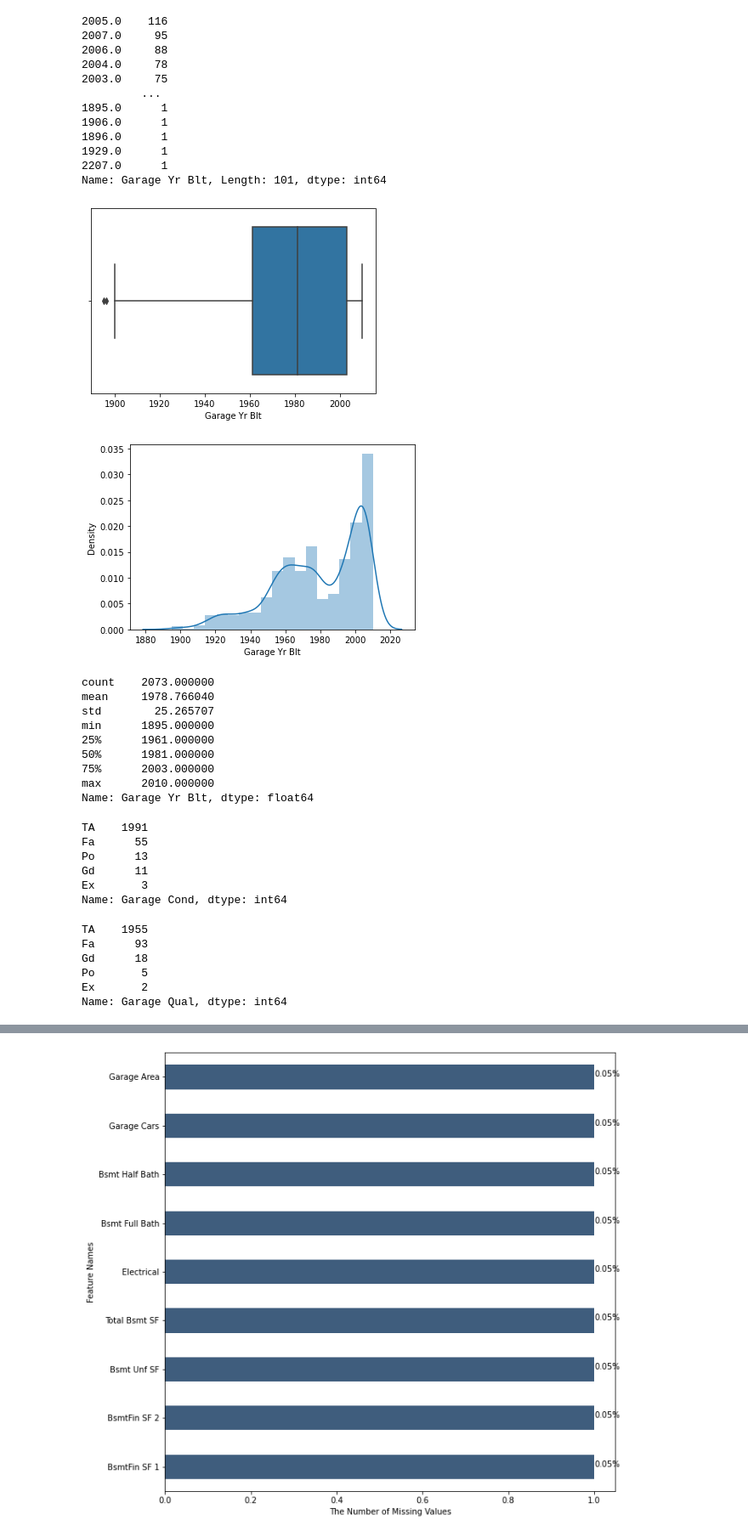
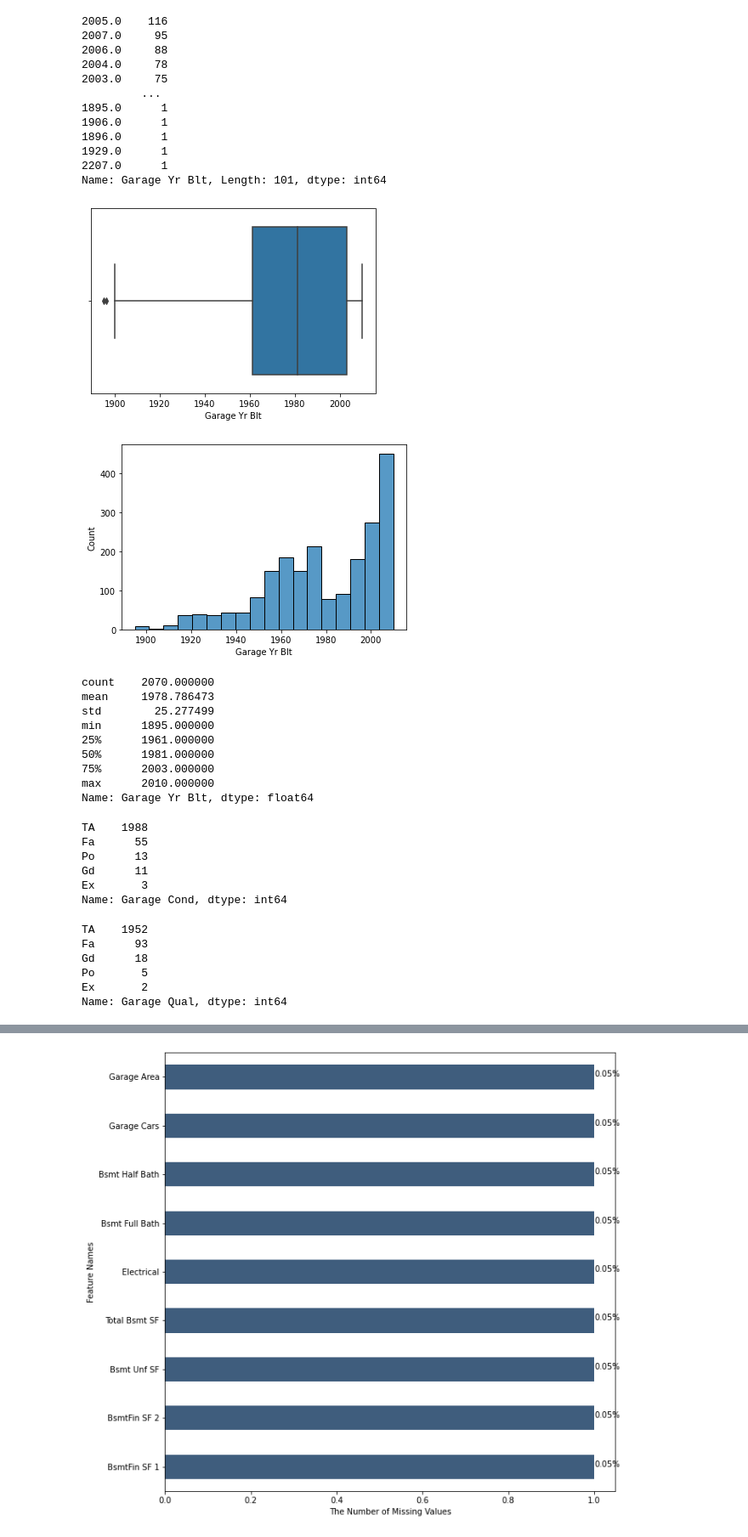
Before and after one commit to niphonch/DSI_Project2_Ames_House_prediction, a Jupyter notebook: Ames House Price Prediction Regression.ipynb, the cells around one changed output, grey strips where cells are left out. Shown at 85% size. Cells and saved outputs as stored; diff of their text form; code cells hidden in the pictures.

```diff
--- a/Ames House Price Prediction Regression.ipynb
+++ b/Ames House Price Prediction Regression.ipynb
@@ -70,6 +77,3 @@ object     43
 int64      28
 float64    11
 dtype: int64
-# %%
-#change data type of Order from int64 to object
-ames_train['Order'] = ames_train['Order'].astype('object')
@@ -118,3 +163,10 @@ Name: Lot Frontage, dtype: float64
+# %%
+#Imputing missing values of Lot Frontage with linear regression
+ames_train['Lot Frontage'] = ames_train.apply(lambda row: round(row['Lot Area']*0.0026 +44.179,1)
+                                     if np.isnan(row['Lot Frontage']) else row['Lot Frontage'],axis =1)
+
+ames_test['Lot Frontage'] = ames_test.apply(lambda row: round(row['Lot Area']*0.0026 +44.179,1)
+                                     if np.isnan(row['Lot Frontage']) else row['Lot Frontage'],axis =1)
 # %%
 # Box plot
 #
@@ -131,8 +183,7 @@ plt.show()
 # %%
-#Lot Frontage is right skewed with outliers
-#Imputing missing values of Lot Frontage with it's mode then dropping the outliers
-ames_train['Lot Frontage'].fillna(ames_train['Lot Frontage'].mode()[0], inplace=True)
-ames_train = ames_train[(ames_train['Lot Frontage'] < 250)]
+#Lot Frontage is right skewed with outliers, dropping the outliers
+ames_train = ames_train[(ames_train['Lot Frontage'] < 300)]
+ames_train = ames_train[(ames_train['Lot Area'] < 100000)]
 # %%
 ames_train.shape
 # %% [output]
@@ -158,22 +209,22 @@ ames_train= ames_train[ames_train['Garage Yr Blt'] != 2207]
 # %%
 # Box plot
 #
-sns.boxplot(ames_train['Garage Yr Blt'])
+sns.boxplot(x = ames_train['Garage Yr Blt'])
 plt.show()
 #
 # Distribution plot
 #
-sns.distplot(ames_train['Garage Yr Blt'])
+sns.histplot(ames_train['Garage Yr Blt'])
 plt.show()
 # %% [output]
 [figure]
-[figure, old version]
+[figure, new version]
 # %%
 ames_train['Garage Yr Blt'].describe()
 # %% [output]
-count    2073.000000
-mean     1978.766040
-std        25.265707
+count    2070.000000
+mean     1978.786473
+std        25.277499
 min      1895.000000
 25%      1961.000000
 50%      1981.000000
@@ -183,7 +234,7 @@ Name: Garage Yr Blt, dtype: float64
 # %%
 ames_train['Garage Cond'].value_counts()
 # %% [output]
-TA    1991
+TA    1988
 Fa      55
 Po      13
 Gd      11
@@ -192,7 +243,7 @@ Name: Garage Cond, dtype: int64
 # %%
 ames_train['Garage Qual'].value_counts()
 # %% [output]
-TA    1955
+TA    1952
 Fa      93
 Gd      18
 Po       5
```
Also changed, not shown: parts of 136 cells of this notebook.
